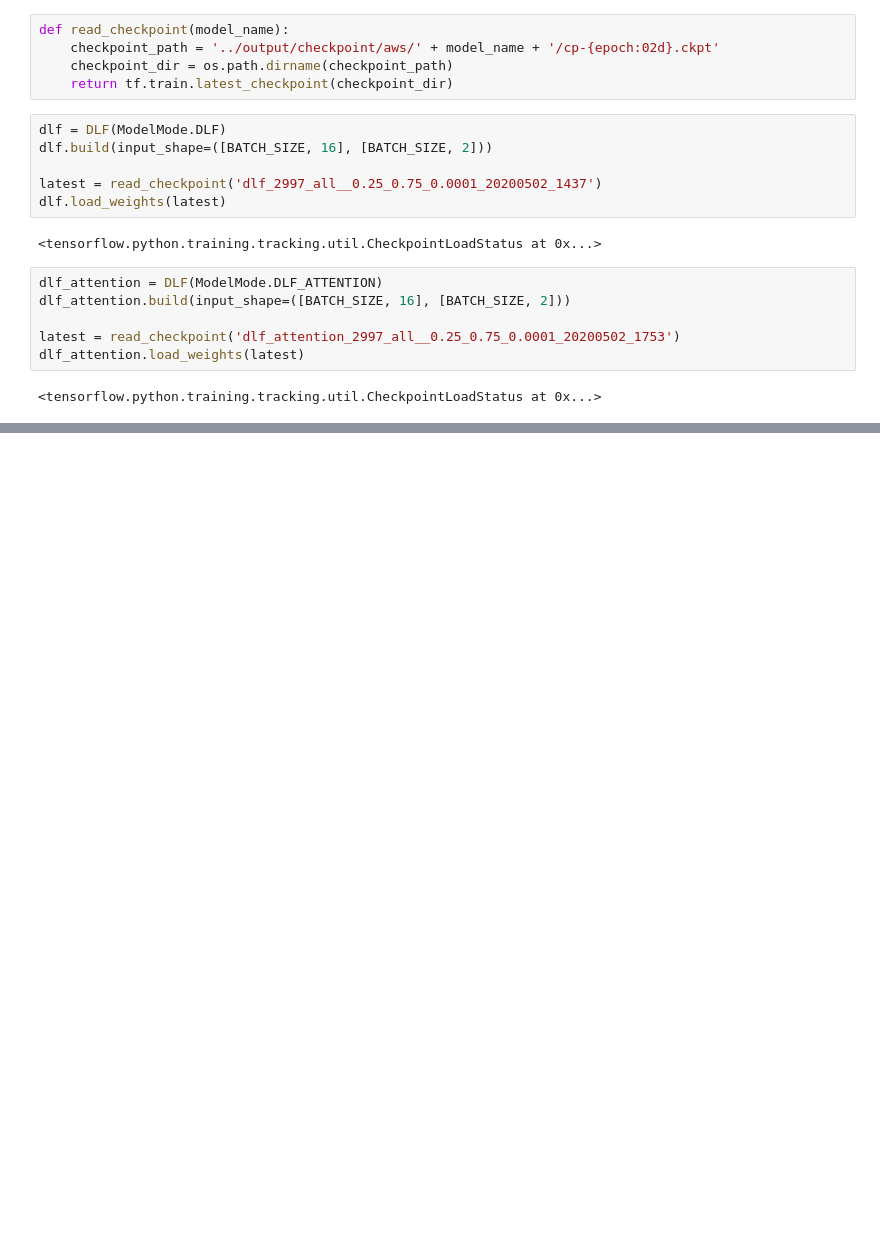
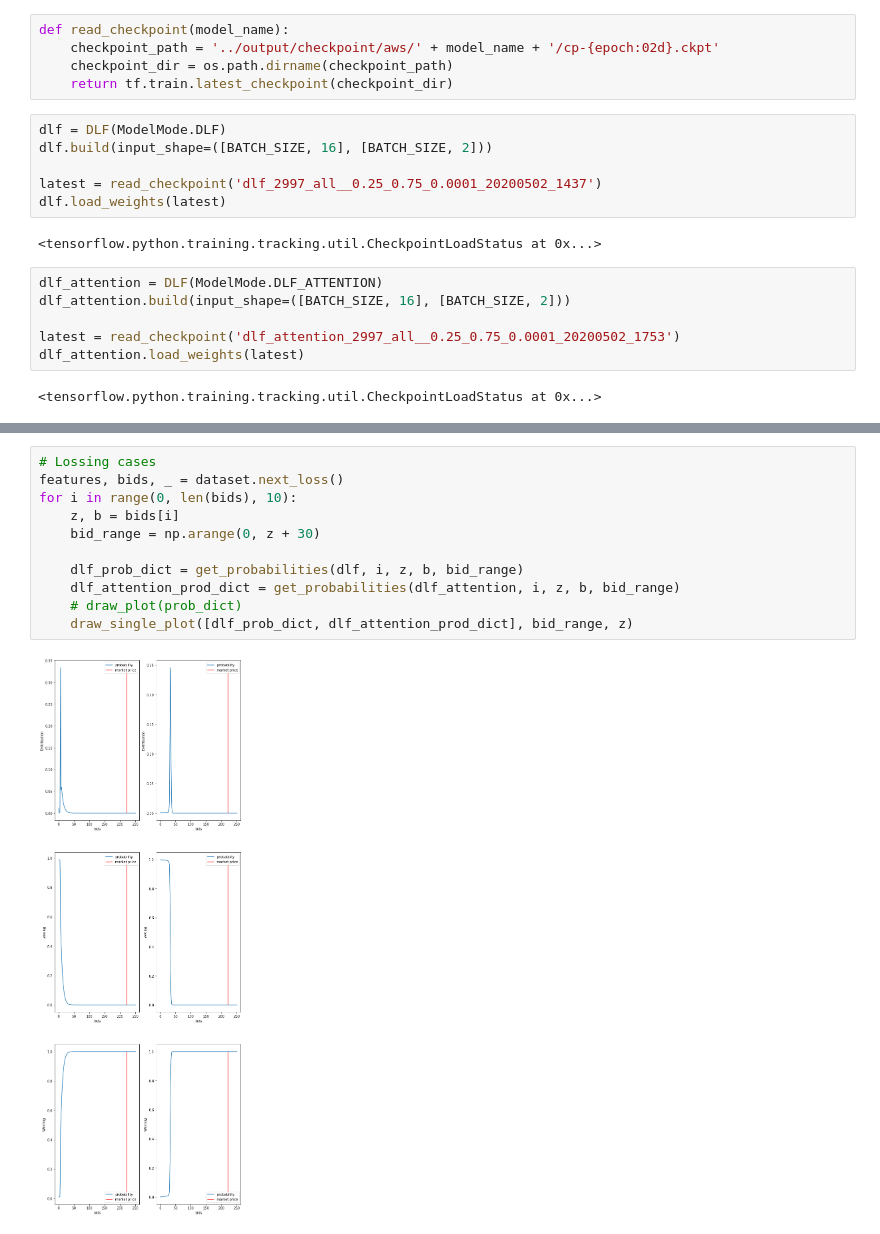
Before and after one commit to SerTelnov/landscape-forecasting, a Jupyter notebook: python/probability_visualizer.ipynb, the cells around one changed output, grey strips where cells are left out. Cells and saved outputs as stored; diff of their text form; blank space fills up the shorter version.

```diff
--- a/python/probability_visualizer.ipynb
+++ b/python/probability_visualizer.ipynb
@@ -115,0 +119,13 @@ draw_single_plot([dlf_prob_dict, dlf_attention_prod_dict])
+# %%
+# Lossing cases
+features, bids, _ = dataset.next_loss()
+for i in range(0, len(bids), 10):
+    z, b = bids[i]
+    bid_range = np.arange(0, z + 30)
+
+    dlf_prob_dict = get_probabilities(dlf, i, z, b, bid_range)
+    dlf_attention_prod_dict = get_probabilities(dlf_attention, i, z, b, bid_range)
+    # draw_plot(prob_dict)
+    draw_single_plot([dlf_prob_dict, dlf_attention_prod_dict], bid_range, z)
+# %% [output]
+[figure, added]
```
Also changed, not shown: parts of 8 cells of this notebook.
